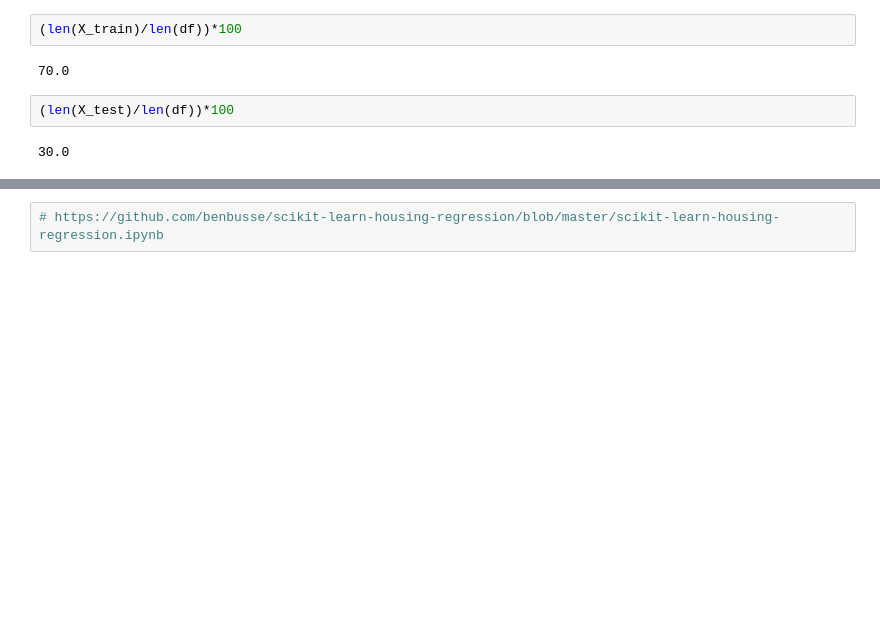
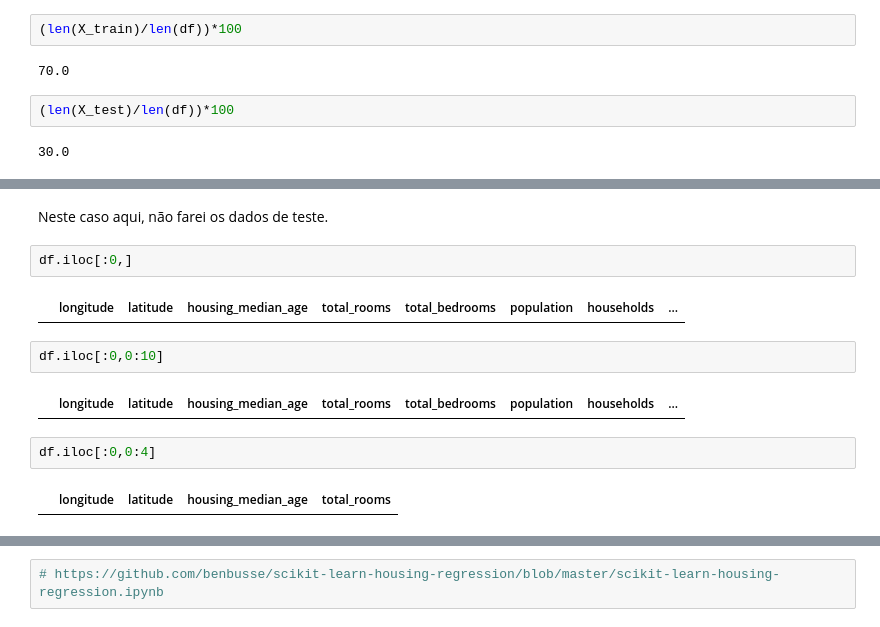
Before and after one commit to marcelomiky/python_code, a Jupyter notebook: scikit-learn/tcc/california-housing-prices.ipynb, the cells around one changed output, grey strips where cells are left out. Saved outputs shown, nothing was run; the diff lists cells and outputs as text; blank space fills up the shorter version.

```diff
--- a/scikit-learn/tcc/california-housing-prices.ipynb
+++ b/scikit-learn/tcc/california-housing-prices.ipynb
@@ -564,0 +663,14 @@ len(X_test)
+# %% [markdown]
+Neste caso aqui, não farei os dados de teste.
+# %%
+df.iloc[:0,]
+# %% [output]
+|  | longitude | latitude | housing_median_age | total_rooms | total_bedrooms | population | households | ... |
+# %%
+df.iloc[:0,0:10]
+# %% [output]
+|  | longitude | latitude | housing_median_age | total_rooms | total_bedrooms | population | households | ... |
+# %%
+df.iloc[:0,0:4]
+# %% [output]
+|  | longitude | latitude | housing_median_age | total_rooms |
```
Also changed, not shown: parts of 12 cells of this notebook.
